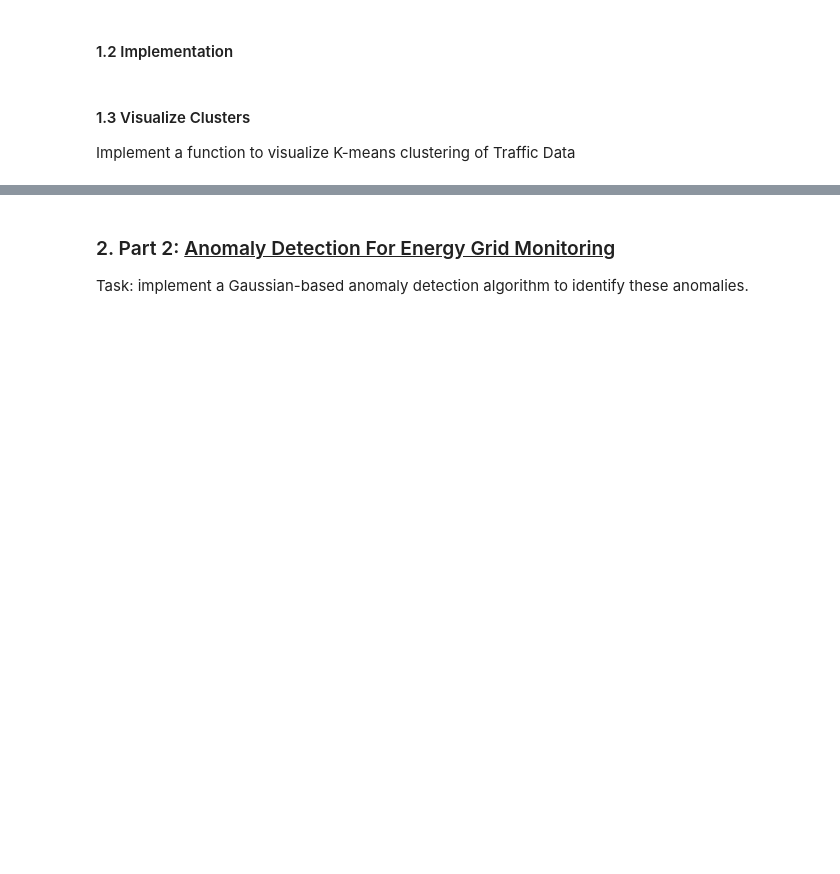
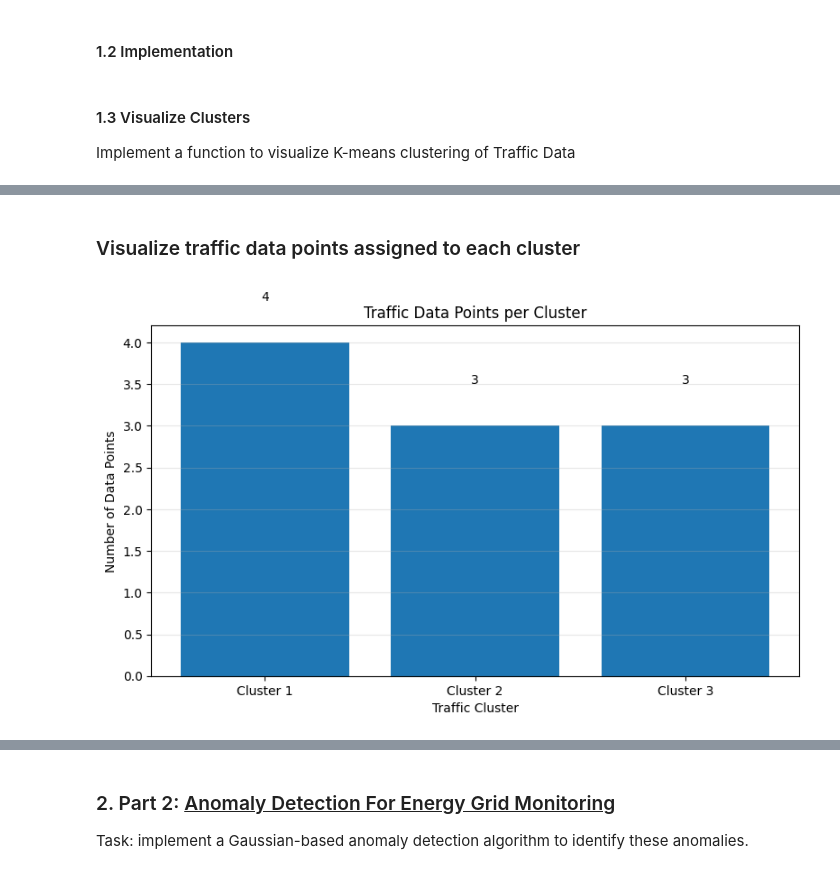
Before and after one commit to Eddy-bok/smart-city-anomaly-detection, a Jupyter notebook: notebooks/smart_city_anomaly_detection.ipynb, the cells around one changed output, grey strips where cells are left out. Cells and saved outputs as stored; diff of their text form; code cells hidden in the pictures; blank space fills up the shorter version.

Commit message:
Robust update to the notebook visuals

```diff
--- a/notebooks/smart_city_anomaly_detection.ipynb
+++ b/notebooks/smart_city_anomaly_detection.ipynb
@@ -75,0 +82,23 @@ visualize_traffic_clusters(traffic_data, idx, centroids)
+# %% [markdown]
+### Visualize traffic data points assigned to each cluster
+# %%
+# Visualize the number of traffic data points assigned to each cluster
+
+cluster_counts = np.bincount(idx, minlength=K)
+cluster_labels = [f"Cluster {i + 1}" for i in range(K)]
+
+plt.figure(figsize=(8, 5))
+plt.bar(cluster_labels, cluster_counts)
+
+for i, count in enumerate(cluster_counts):
+    plt.text(i, count + 0.5, str(count), ha="center", fontsize=10)
+
+plt.xlabel("Traffic Cluster")
+plt.ylabel("Number of Data Points")
+plt.title("Traffic Data Points per Cluster")
+plt.grid(axis="y", alpha=0.3)
+plt.tight_layout()
+plt.savefig(image_dir / "traffic_cluster_size_distribution.png", dpi=300, bbox_inches="tight")
+plt.show()
+# %% [output]
+[figure, added]
```
Also changed, not shown: parts of 18 cells of this notebook, 6 other files.
